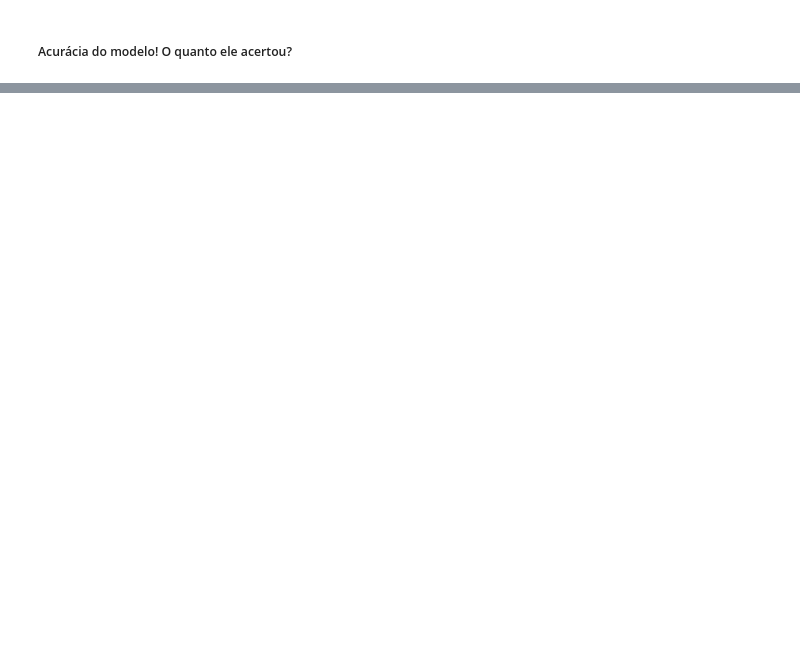
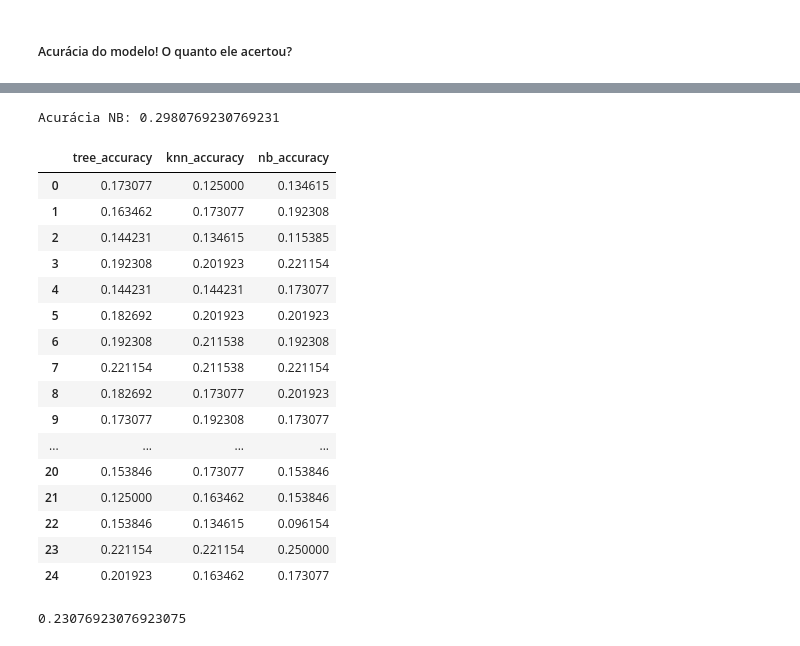
Before and after one commit to deiveleal/data, a Jupyter notebook: mestrado/ft105/classificacao/ClassificationNaiveBayesKNNEnsemble.ipynb, the cells around one changed output, grey strips where cells are left out. Cells and saved outputs as stored; diff of their text form; code cells hidden in the pictures; blank space fills up the shorter version.

```diff
--- a/mestrado/ft105/classificacao/ClassificationNaiveBayesKNNEnsemble.ipynb
+++ b/mestrado/ft105/classificacao/ClassificationNaiveBayesKNNEnsemble.ipynb
@@ -172,4 +151,0 @@ Image(graph.create_png())
-# %%
-X_train, X_test, y_train, y_test = train_test_split(
-    X, y, test_size=0.2, random_state=25
-    )
@@ -226,0 +184,48 @@ Com relação ao modelo, tentei usar uma que se aproxima ao mostrado em sala de
+# %%
+print("Acurácia NB:", nb_classifier(
+    X_train=X_train,
+    X_test=X_test,
+    y_train=y_train,
+    y_test=y_test
+    ))
+# %% [output]
+Acurácia NB: 0.2980769230769231
+# %%
+tree_accuracy = []
+knn_accuracy = []
+nb_accuracy = []
+for execution in range(0, 25):
+    X_train, X_test, y_train, y_test = train_test_split(X, y, test_size=0.3)
+    tree_accuracy.append(tree_classifier(X_train, X_test, y_train, y_test))
+    knn_accuracy.append(tree_classifier(X_train, X_test, y_train, y_test))
+    nb_accuracy.append(tree_classifier(X_train, X_test, y_train, y_test))
+# %%
+df_ensemble = pd.DataFrame()
+# %%
+df_ensemble['tree_accuracy'] = tree_accuracy
+df_ensemble['knn_accuracy'] = knn_accuracy
+df_ensemble['nb_accuracy'] = nb_accuracy
+# %%
+df_ensemble
+# %% [output]
+|  | tree_accuracy | knn_accuracy | nb_accuracy |
+| 0 | 0.173077 | 0.125000 | 0.134615 |
+| 1 | 0.163462 | 0.173077 | 0.192308 |
+| 2 | 0.144231 | 0.134615 | 0.115385 |
+| 3 | 0.192308 | 0.201923 | 0.221154 |
+| 4 | 0.144231 | 0.144231 | 0.173077 |
+| 5 | 0.182692 | 0.201923 | 0.201923 |
+| 6 | 0.192308 | 0.211538 | 0.192308 |
+| 7 | 0.221154 | 0.211538 | 0.221154 |
+| 8 | 0.182692 | 0.173077 | 0.201923 |
+| 9 | 0.173077 | 0.192308 | 0.173077 |
+| ... | ... | ... | ... |
+| 20 | 0.153846 | 0.173077 | 0.153846 |
+| 21 | 0.125000 | 0.163462 | 0.153846 |
+| 22 | 0.153846 | 0.134615 | 0.096154 |
+| 23 | 0.221154 | 0.221154 | 0.250000 |
+| 24 | 0.201923 | 0.163462 | 0.173077 |
+# %%
+df_ensemble.max().mean()
+# %% [output]
+0.23076923076923075
```
Also changed, not shown: parts of 38 cells of this notebook.
